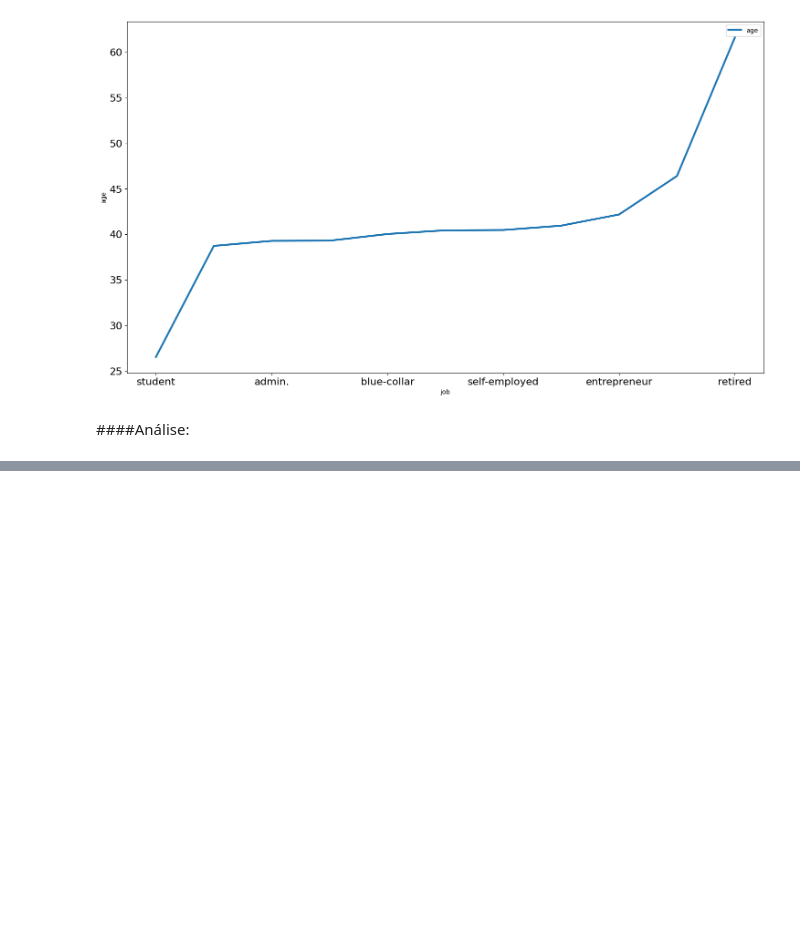
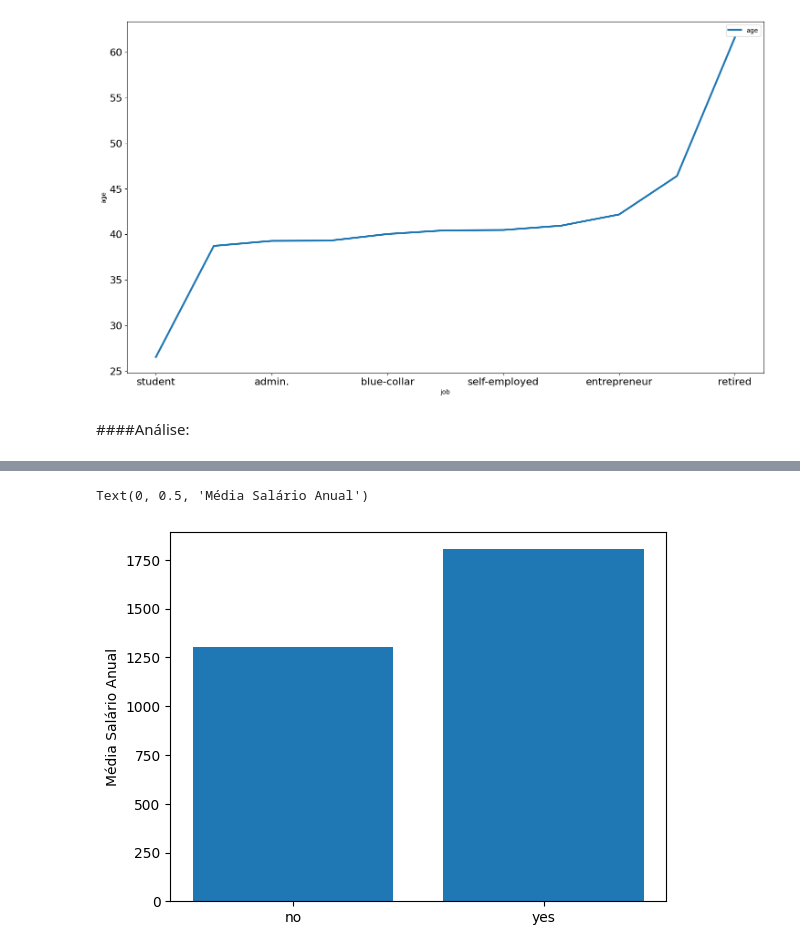
Before and after one commit to jessicamotam/Projeto-Bank-Marketing_ICD, a Jupyter notebook: Projeto_Bank_Marketing.ipynb, the cells around one changed output, grey strips where cells are left out. Drawn from its saved outputs; the diff is of its cells as text; code cells hidden in the pictures; blank space fills up the shorter version.

```diff
--- a/Projeto_Bank_Marketing.ipynb
+++ b/Projeto_Bank_Marketing.ipynb
@@ -203,0 +200,7 @@ dtype: object
+# %%
+
+plt.bar(gp_saldo_deposito.index, gp_saldo_deposito[ 'balance'])
+plt.ylabel('Média Salário Anual')
+# %% [output]
+Text(0, 0.5, 'Média Salário Anual')
+[figure, added]
```
Also changed, not shown: parts of 1 cell of this notebook.
